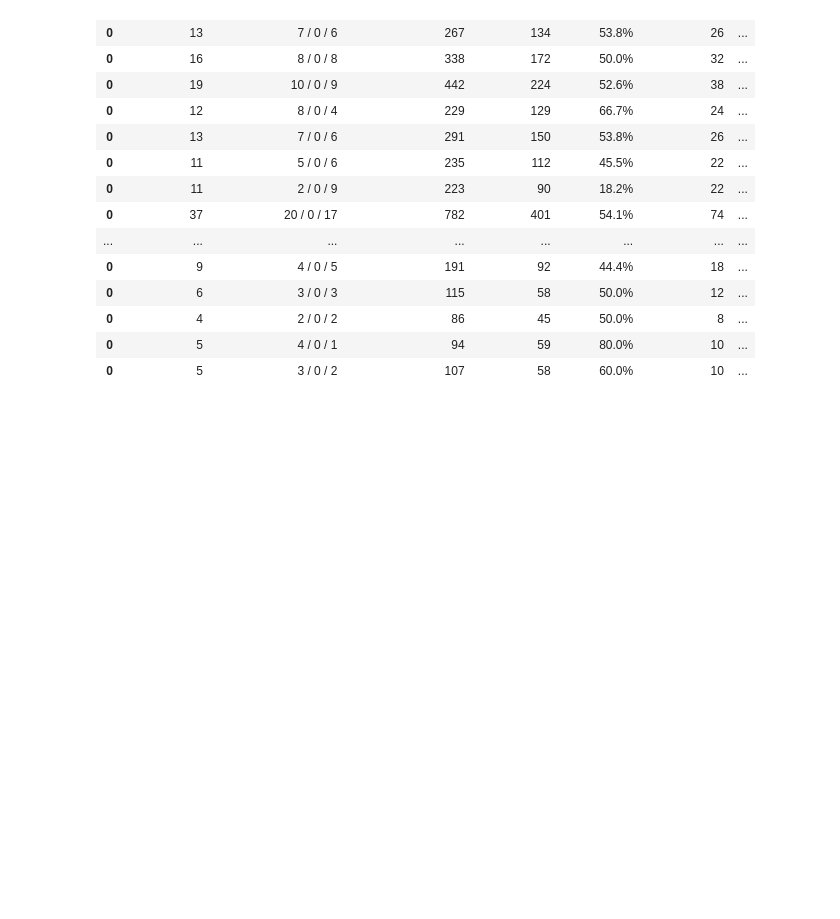
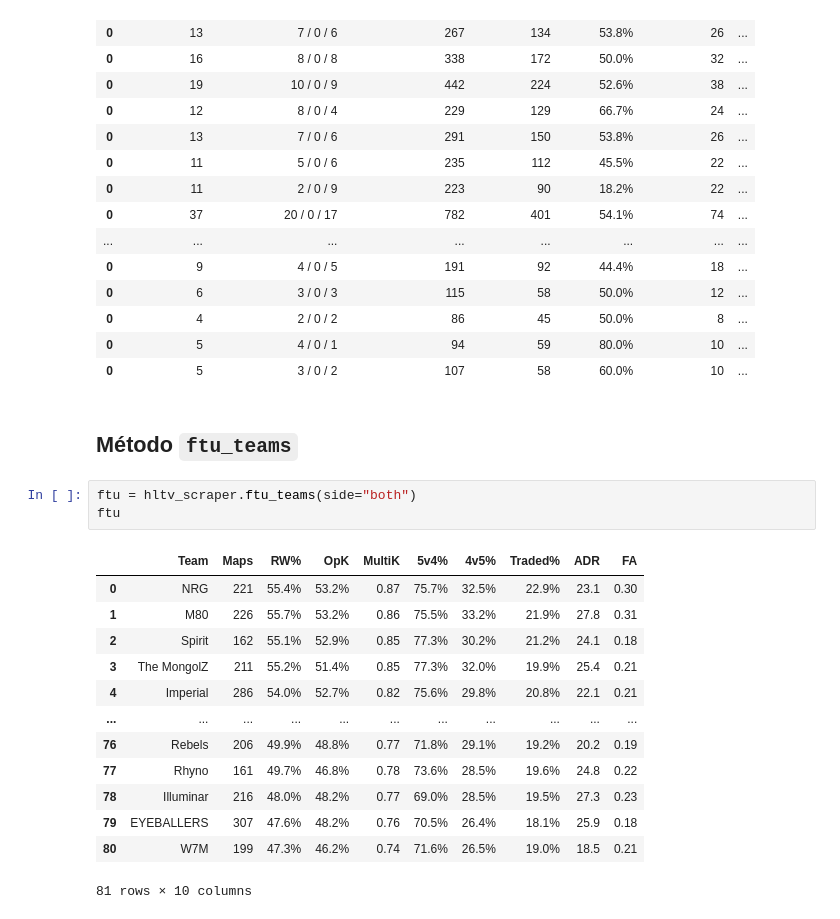
Before and after one commit to Jimenez73/Proyecto-Semestral-Grupo-13, a Jupyter notebook: scraper_showcase.ipynb, the cells around one changed output. Drawn from its saved outputs; the diff is of its cells as text; blank space fills up the shorter version.

Commit message:
v1.5 Stats de todo los team participantes

```diff
--- a/scraper.ipynb
+++ b/scraper_showcase.ipynb
@@ -146,3 +142,22 @@ df_dust2
 | 0 | 4 | 2 / 0 / 2 | 86 | 45 | 50.0% | 8 | ... |
 | 0 | 5 | 4 / 0 / 1 | 94 | 59 | 80.0% | 10 | ... |
 | 0 | 5 | 3 / 0 / 2 | 107 | 58 | 60.0% | 10 | ... |
+# %% [markdown]
+## Método ``ftu_teams``
+# %%
+ftu = hltv_scraper.ftu_teams(side="both")
+ftu
+# %% [output]
+|  | Team | Maps | RW% | OpK | MultiK | 5v4% | 4v5% | Traded% | ADR | FA |
+| 0 | NRG | 221 | 55.4% | 53.2% | 0.87 | 75.7% | 32.5% | 22.9% | 23.1 | 0.30 |
+| 1 | M80 | 226 | 55.7% | 53.2% | 0.86 | 75.5% | 33.2% | 21.9% | 27.8 | 0.31 |
+| 2 | Spirit | 162 | 55.1% | 52.9% | 0.85 | 77.3% | 30.2% | 21.2% | 24.1 | 0.18 |
+| 3 | The MongolZ | 211 | 55.2% | 51.4% | 0.85 | 77.3% | 32.0% | 19.9% | 25.4 | 0.21 |
+| 4 | Imperial | 286 | 54.0% | 52.7% | 0.82 | 75.6% | 29.8% | 20.8% | 22.1 | 0.21 |
+| ... | ... | ... | ... | ... | ... | ... | ... | ... | ... | ... |
+| 76 | Rebels | 206 | 49.9% | 48.8% | 0.77 | 71.8% | 29.1% | 19.2% | 20.2 | 0.19 |
+| 77 | Rhyno | 161 | 49.7% | 46.8% | 0.78 | 73.6% | 28.5% | 19.6% | 24.8 | 0.22 |
+| 78 | Illuminar | 216 | 48.0% | 48.2% | 0.77 | 69.0% | 28.5% | 19.5% | 27.3 | 0.23 |
+| 79 | EYEBALLERS | 307 | 47.6% | 48.2% | 0.76 | 70.5% | 26.4% | 18.1% | 25.9 | 0.18 |
+| 80 | W7M | 199 | 47.3% | 46.2% | 0.74 | 71.6% | 26.5% | 19.0% | 18.5 | 0.21 |
+81 rows × 10 columns
```
Also changed, not shown: parts of 4 cells of this notebook, 2 other files.
